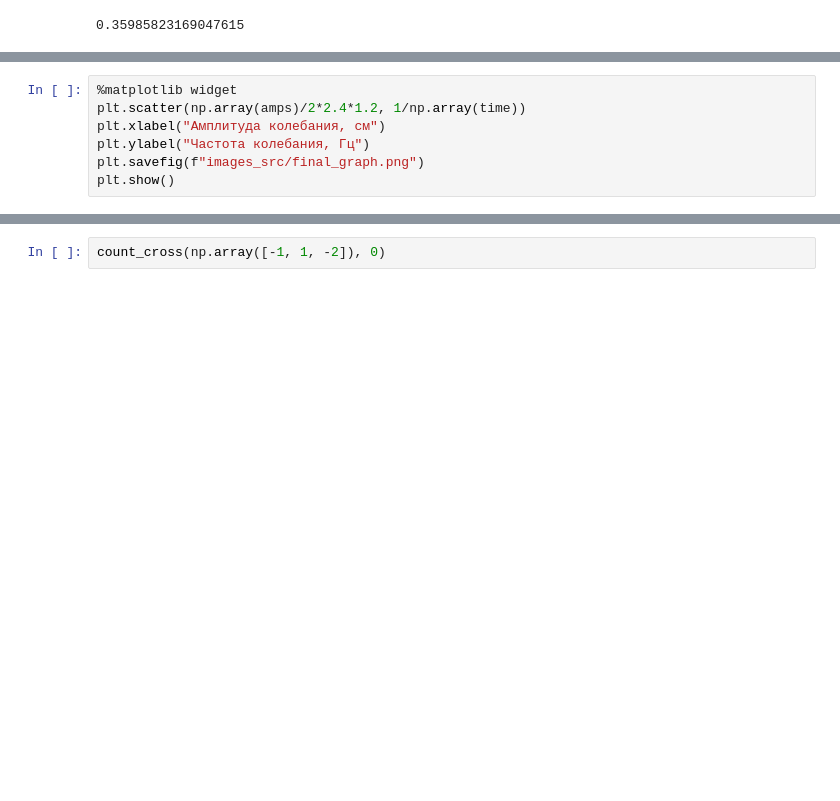
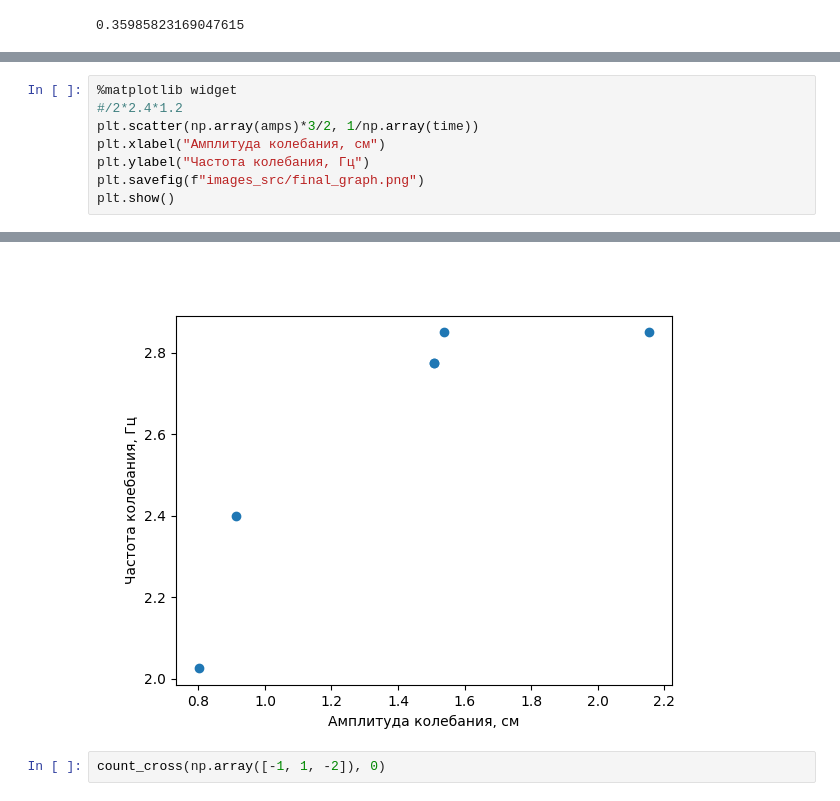
Before and after one commit to sitandr/lab, a Jupyter notebook: pain/main.ipynb, the cells around one changed output, grey strips where cells are left out. Drawn from its saved outputs; the diff is of its cells as text; blank space fills up the shorter version.

```diff
--- a/pain/main.ipynb
+++ b/pain/main.ipynb
@@ -103,6 +103,7 @@ for n, i in enumerate(coords):
 # %%
 %matplotlib widget
-plt.scatter(np.array(amps)/2*2.4*1.2, 1/np.array(time))
+#/2*2.4*1.2
+plt.scatter(np.array(amps)*3/2, 1/np.array(time))
 plt.xlabel("Амплитуда колебания, см")
 plt.ylabel("Частота колебания, Гц")
 plt.savefig(f"images_src/final_graph.png")
@@ -112,3 +112,4 @@ plt.show()
+[figure, added]
 # %%
 count_cross(np.array([-1, 1, -2]), 0)
 # %%
```
Also changed, not shown: parts of 3 cells of this notebook, 1 other file.
